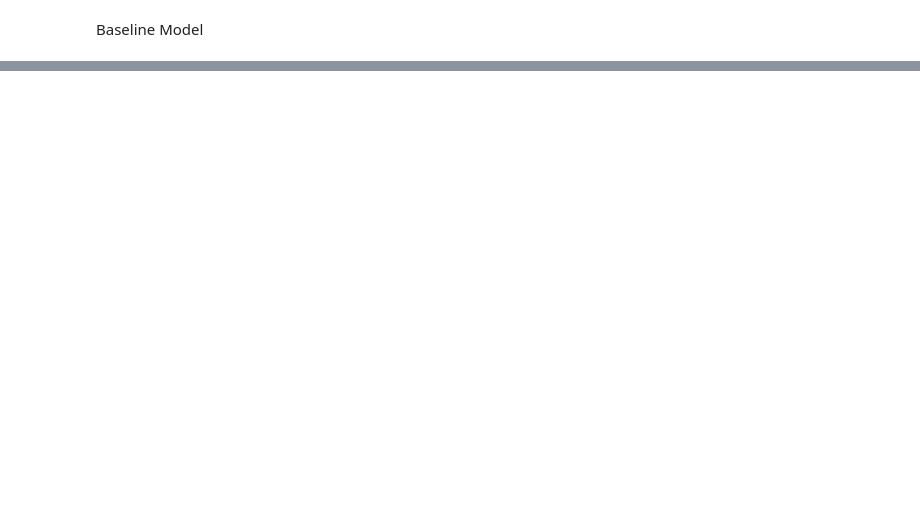
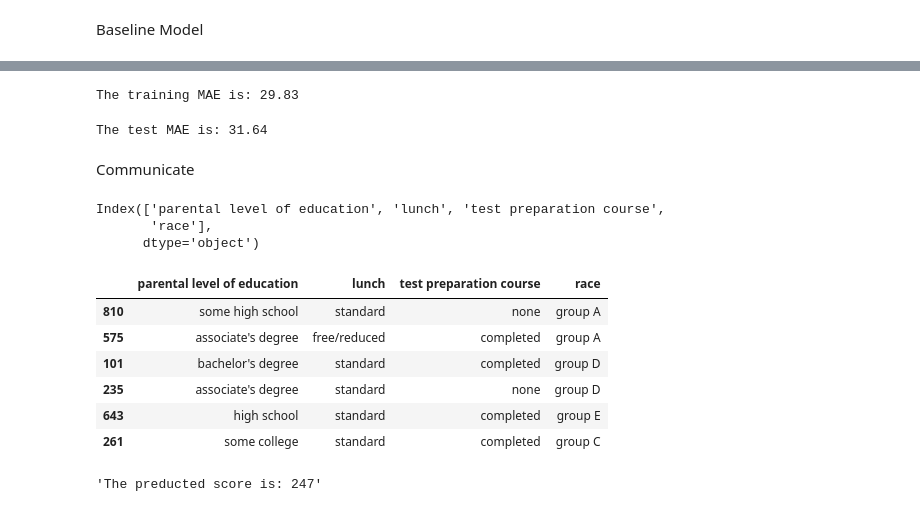
Before and after one commit to Bolajiiii/Student-Performance-Analysis, a Jupyter notebook: Student_Performance.ipynb, the cells around one changed output, grey strips where cells are left out. Drawn from its saved outputs; the diff is of its cells as text; code cells hidden in the pictures; blank space fills up the shorter version.

Commit message:
build model to predict scores

```diff
--- a/Student_Performance.ipynb
+++ b/Student_Performance.ipynb
@@ -240,2 +252,8 @@ Split data
+# %%
+features = ['parental level of education', 'lunch', 'test preparation course', 'race']
+target = 'total_score'
+
+X_train, X_test, y_train, y_test = train_test_split(
+  df[features], df[target] , random_state=42, test_size=0.25)
 # %% [markdown]
 Baseline Model
@@ -247,0 +289,20 @@ Index(['gender', 'parental level of education', 'lunch',
+# %%
+y_pred_train = model.predict(X_train)
+train_mae = round(mean_absolute_error(y_train, y_pred_train), 2)
+print(f'The training MAE is: {train_mae}')
+# %% [output]
+The training MAE is: 29.83
+# %%
+y_pred_test = model.predict(X_test)
+test_mae = round(mean_absolute_error(y_test, y_pred_test), 2)
+print(f'The test MAE is: {test_mae}')
+# %% [output]
+The test MAE is: 31.64
+# %% [markdown]
+Communicate
+# %%
+X_test.columns
+# %% [output]
+Index(['parental level of education', 'lunch', 'test preparation course',
+       'race'],
+      dtype='object')
@@ -247,0 +316,14 @@ Index(['gender', 'parental level of education', 'lunch',
+# %%
+X_test.sample(6)
+# %% [output]
+|  | parental level of education | lunch | test preparation course | race |
+| 810 | some high school | standard | none | group A |
+| 575 | associate's degree | free/reduced | completed | group A |
+| 101 | bachelor's degree | standard | completed | group D |
+| 235 | associate's degree | standard | none | group D |
+| 643 | high school | standard | completed | group E |
+| 261 | some college | standard | completed | group C |
+# %%
+make_prediction("bachelor's degree", 'standard', 'completed', 'group D')
+# %% [output]
+'The preducted score is: 247'
```
Also changed, not shown: parts of 9 cells of this notebook.
